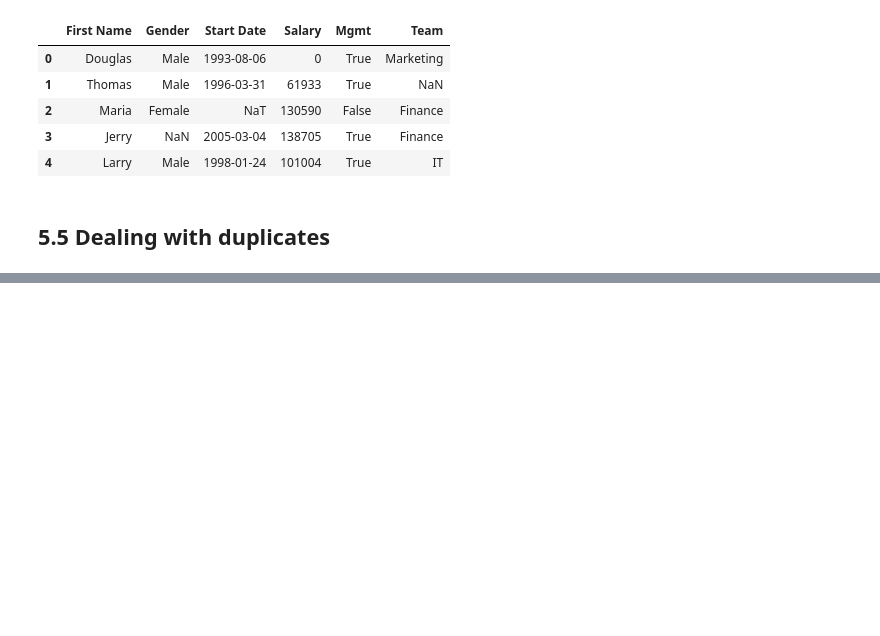
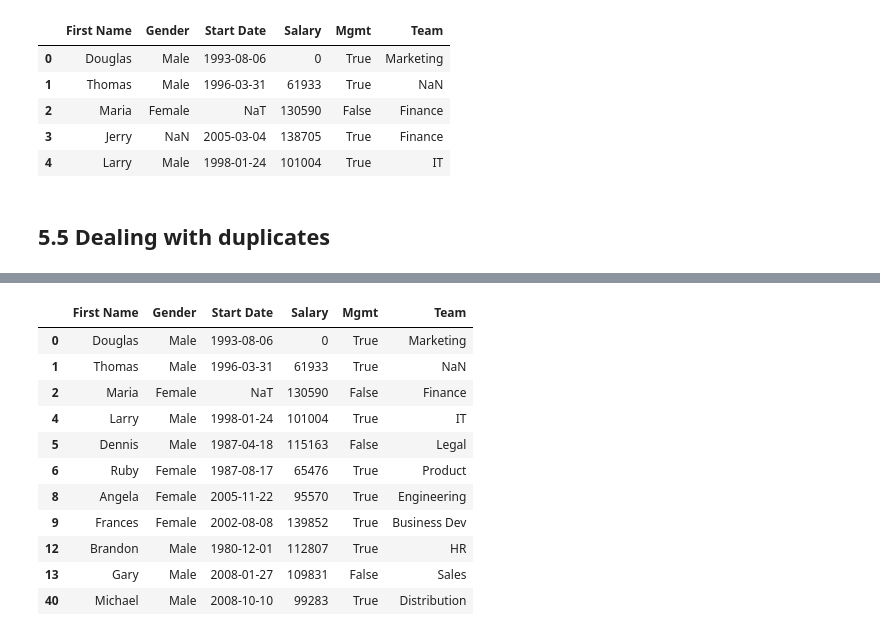
Before and after one commit to rickhall2000/ongoing-learning, a Jupyter notebook: pandas_in_action/ch5_Filtering_a_DataFrame.ipynb, the cells around one changed output, grey strips where cells are left out. Cells and saved outputs as stored; diff of their text form; code cells hidden in the pictures; blank space fills up the shorter version.

Commit message:
Filtering duplicates and doing exercises

```diff
--- a/pandas_in_action/ch5_Filtering_a_DataFrame.ipynb
+++ b/pandas_in_action/ch5_Filtering_a_DataFrame.ipynb
@@ -510,0 +545,16 @@ employees.dropna(how="any", thresh=4).head()
+# %%
+first_one_in_team = ~employees["Team"].duplicated()
+employees[first_one_in_team]
+# %% [output]
+|  | First Name | Gender | Start Date | Salary | Mgmt | Team |
+| 0 | Douglas | Male | 1993-08-06 | 0 | True | Marketing |
+| 1 | Thomas | Male | 1996-03-31 | 61933 | True | NaN |
+| 2 | Maria | Female | NaT | 130590 | False | Finance |
+| 4 | Larry | Male | 1998-01-24 | 101004 | True | IT |
+| 5 | Dennis | Male | 1987-04-18 | 115163 | False | Legal |
+| 6 | Ruby | Female | 1987-08-17 | 65476 | True | Product |
+| 8 | Angela | Female | 2005-11-22 | 95570 | True | Engineering |
+| 9 | Frances | Female | 2002-08-08 | 139852 | True | Business Dev |
+| 12 | Brandon | Male | 1980-12-01 | 112807 | True | HR |
+| 13 | Gary | Male | 2008-01-27 | 109831 | False | Sales |
+| 40 | Michael | Male | 2008-10-10 | 99283 | True | Distribution |
```
Also changed, not shown: parts of 22 cells of this notebook.
